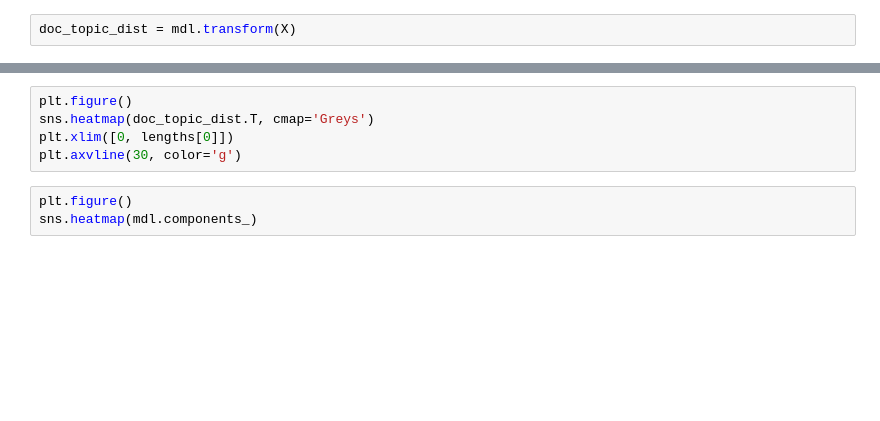
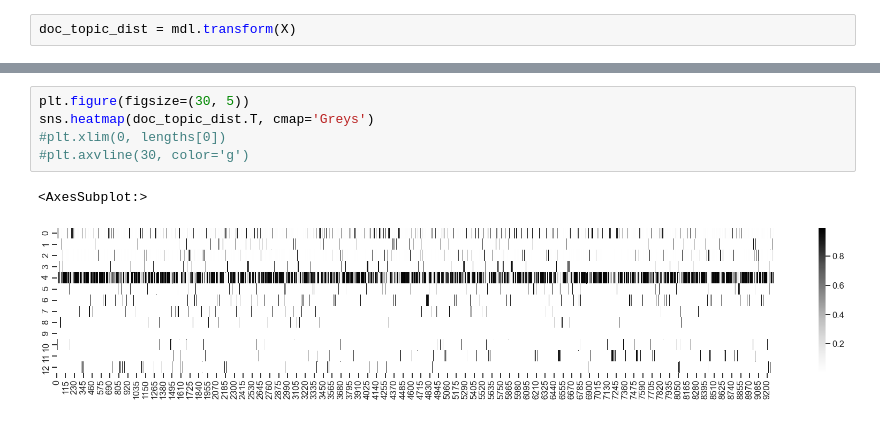
Before and after one commit to james-priestley/neural_slda, a Jupyter notebook: notebooks/tomotopy_llda_wrapper.ipynb, the cells around one changed output, grey strips where cells are left out. Cells and saved outputs as stored; diff of their text form; blank space fills up the shorter version.

```diff
--- a/notebooks/tomotopy_llda_wrapper.ipynb
+++ b/notebooks/tomotopy_llda_wrapper.ipynb
@@ -20,11 +63,11 @@ doc_topic_dist = mdl.transform(X)
 # %%
-plt.figure()
+plt.figure(figsize=(30, 5))
 sns.heatmap(doc_topic_dist.T, cmap='Greys')
-plt.xlim([0, lengths[0]])
-plt.axvline(30, color='g')
+#plt.xlim(0, lengths[0])
+#plt.axvline(30, color='g')
+# %% [output]
+<AxesSubplot:>
+[figure, added]
-# %%
-plt.figure()
-sns.heatmap(mdl.components_)
 # %%
 plt.figure()
 plt.plot(mdl.perplexity_)
```
Also changed, not shown: parts of 24 cells of this notebook, 13 other files.
